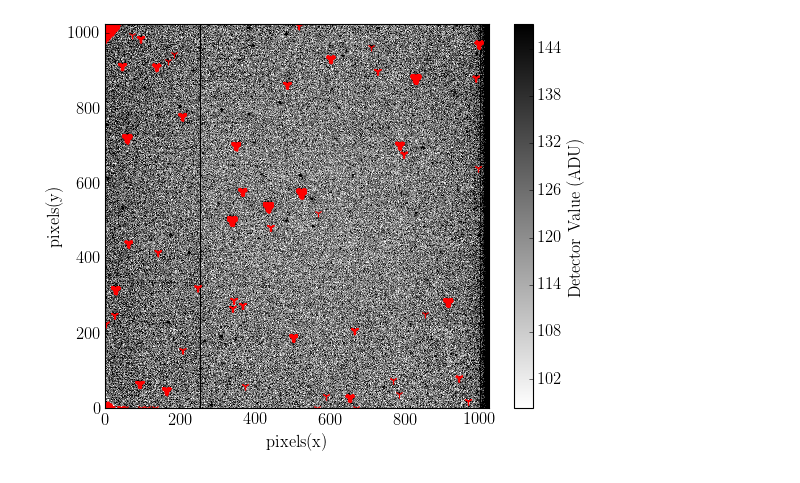
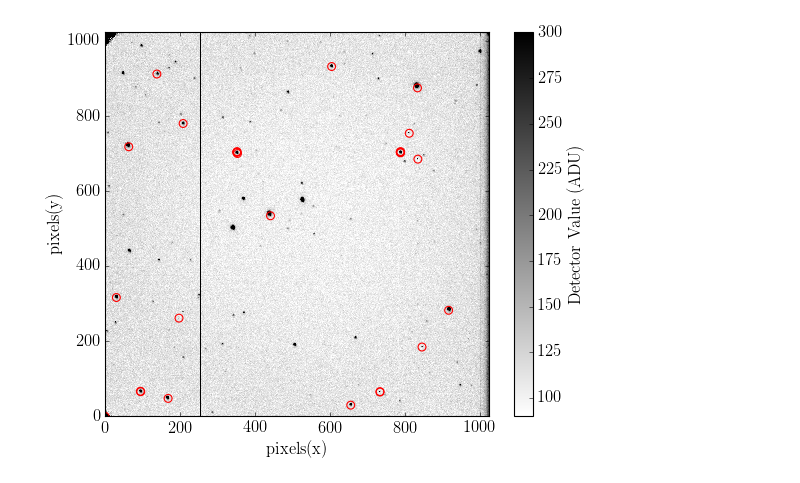
Before and after one commit to jbirky/AsteroidAstrometry, a Jupyter notebook: positions.ipynb, the cells around one changed output. Saved outputs shown, nothing was run; the diff lists cells and outputs as text; code cells hidden in the pictures.

Commit message:
cluster nearby points

```diff
--- a/positions.ipynb
+++ b/positions.ipynb
@@ -19,8 +19,10 @@ else: rc('text', usetex=False)
 from bsub import bsub
 # %%
 def findStar(red, **kwargs):
+
     percentile = kwargs.get('percentile', 99)
     cut = np.percentile(red.flatten(), percentile)
+
     pts = []
     for row in range(red.shape[0]):
         idx = np.where(red[row] >= cut)[0]
@@ -28,25 +30,23 @@ def findStar(red, **kwargs):
             for col in idx:
                 pts.append([row, col])
     pts = np.array(pts)
+
     return pts
 
 def plotImg(arr, **kwargs):
 
-    percentile = kwargs.get('percentile', 99)
     avg = np.mean(arr.flatten())
     std = np.std(arr.flatten())
     dim = arr.shape
+    rng = kwargs.get('rng', [np.percentile(arr, 5), np.percentile(arr, 95)])
 
     fig, ax = plt.subplots(1)
     pl = plt.imshow(arr, origin='lower', interpolation='nearest', cmap='gray_r', \
-                    vmin=np.percentile(arr, .5), vmax=np.percentile(arr, 95.5))
-    star_pts = findStar(arr, percentile=percentile)
-    xpts, ypts = [], []
-    for pts in star_pts:
-        if (pts[1] != 255) & (pts[1] != 256) & (pts[1] < 1000):
-            xpts.append(pts[0])
-            ypts.append(pts[1])
-    plt.scatter(ypts, xpts, marker='1', s=50, color='r')
+                    vmin=rng[0], vmax=rng[1])
+
+    if 'pts' in kwargs:
+        pts = kwargs.get('pts')
+        plt.scatter(pts[0], pts[1], marker='o', s=50, facecolors='none', edgecolors='r')
 
     plt.colorbar(pl).set_label('Detector Value (ADU)')
     plt.xlabel('pixels(x)')
@@ -57,7 +57,7 @@ def plotImg(arr, **kwargs):
         plt.savefig(kwargs.get('save'))
     plt.show()
 # %%
-fnum = '159'
+fnum = '160'
 flat = fits.getdata('data/demo/d121.fits')
 dat = fits.getdata('data/demo/d%s.fits'%(fnum))
 hdr = fits.getheader('data/demo/d%s.fits'%(fnum))
@@ -66,7 +66,3 @@ datab = bsub(dat, hdr.get('cover'))
 flatb = bsub(flat, hdr.get('cover'))
 flatb = flatb/np.median(flatb)
 red = datab/flatb
-# %%
-plotImg(red, rng=[0,500], percentile=99.4)
-# %% [output]
-[figure, removed]
@@ -74,0 +69,24 @@ pts = findStar(red, percentile=99)
+# %%
+star_pts = findStar(red, percentile=99.6)
+xpts, ypts = [], []
+for p in star_pts:
+    if (p[1] != 255) & (p[1] != 256) & (p[1] < 1000):
+        xpts.append(p[0])
+        ypts.append(p[1])
+pts = np.array([ypts, xpts])
+ptlist = pts.T
+
+clusters = []
+clus = []
+cpt = ptlist[0]
+for i in range(len(ptlist)):
+    if dist(cpt, ptlist[i]) < 20**2:
+        clus.append(ptlist[i])
+    else:
+        cpt = ptlist[i+1]
+        clusters.append(np.array(clus))
+        clus = []
+
+plotImg(red, pts=np.array([c[0] for c in np.array(clusters)]).T, rng=[90,300])
+# %% [output]
+[figure, added]
```
Also changed, not shown: parts of 4 cells of this notebook.
